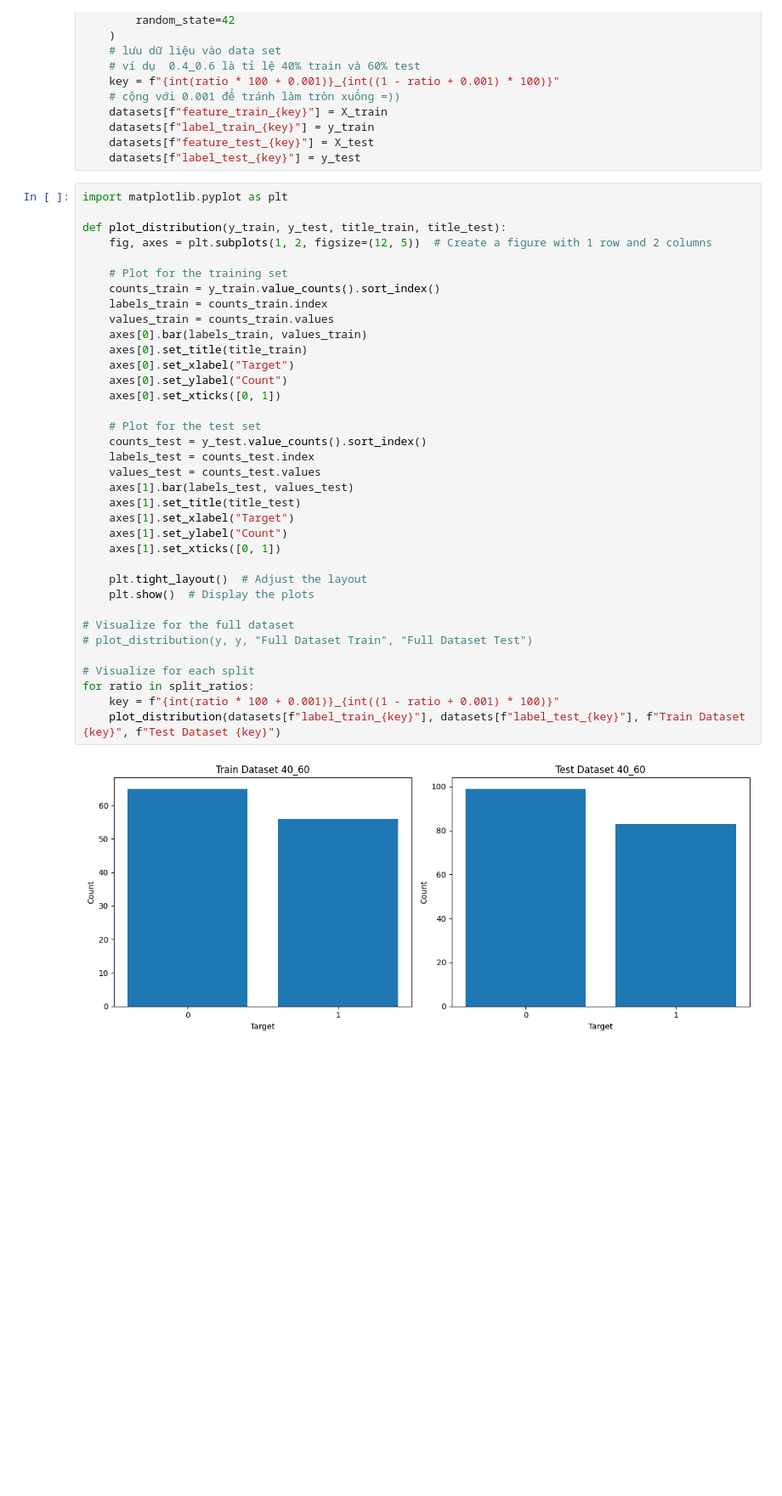
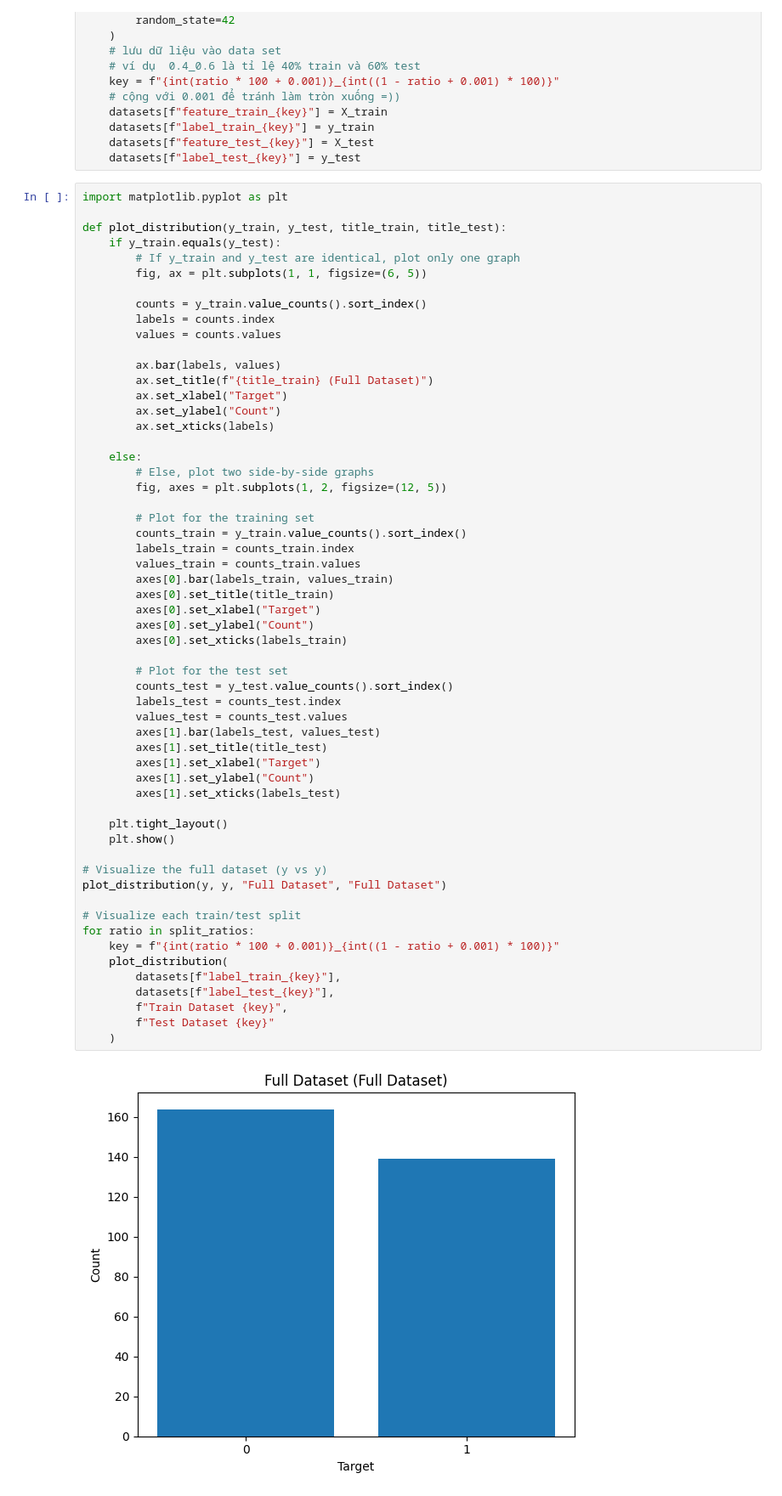
Before and after one commit to lazymingg/introAi-decision-tree, a Jupyter notebook: heart_disease.ipynb, the cells around one changed output. Shown at 85% size. Drawn from its saved outputs; the diff is of its cells as text; blank space fills up the shorter version.

Commit message:
Add whole dataset

```diff
--- a/heart_disease.ipynb
+++ b/heart_disease.ipynb
@@ -79,38 +61,59 @@ for ratio in split_ratios:
 # %%
 import matplotlib.pyplot as plt
 
 def plot_distribution(y_train, y_test, title_train, title_test):
-    fig, axes = plt.subplots(1, 2, figsize=(12, 5))  # Create a figure with 1 row and 2 columns
+    if y_train.equals(y_test):
+        # If y_train and y_test are identical, plot only one graph
+        fig, ax = plt.subplots(1, 1, figsize=(6, 5))
 
-    # Plot for the training set
-    counts_train = y_train.value_counts().sort_index()
-    labels_train = counts_train.index
-    values_train = counts_train.values
-    axes[0].bar(labels_train, values_train)
-    axes[0].set_title(title_train)
-    axes[0].set_xlabel("Target")
-    axes[0].set_ylabel("Count")
-    axes[0].set_xticks([0, 1])
+        counts = y_train.value_counts().sort_index()
+        labels = counts.index
+        values = counts.values
 
-    # Plot for the test set
-    counts_test = y_test.value_counts().sort_index()
-    labels_test = counts_test.index
-    values_test = counts_test.values
-    axes[1].bar(labels_test, values_test)
-    axes[1].set_title(title_test)
-    axes[1].set_xlabel("Target")
-    axes[1].set_ylabel("Count")
-    axes[1].set_xticks([0, 1])
+        ax.bar(labels, values)
+        ax.set_title(f"{title_train} (Full Dataset)")
+        ax.set_xlabel("Target")
+        ax.set_ylabel("Count")
+        ax.set_xticks(labels)
 
-    plt.tight_layout()  # Adjust the layout
-    plt.show()  # Display the plots
+    else:
+        # Else, plot two side-by-side graphs
+        fig, axes = plt.subplots(1, 2, figsize=(12, 5))
 
-# Visualize for the full dataset
-# plot_distribution(y, y, "Full Dataset Train", "Full Dataset Test")
+        # Plot for the training set
+        counts_train = y_train.value_counts().sort_index()
+        labels_train = counts_train.index
+        values_train = counts_train.values
+        axes[0].bar(labels_train, values_train)
+        axes[0].set_title(title_train)
+        axes[0].set_xlabel("Target")
+        axes[0].set_ylabel("Count")
+        axes[0].set_xticks(labels_train)
 
-# Visualize for each split
+        # Plot for the test set
+        counts_test = y_test.value_counts().sort_index()
+        labels_test = counts_test.index
+        values_test = counts_test.values
+        axes[1].bar(labels_test, values_test)
+        axes[1].set_title(title_test)
+        axes[1].set_xlabel("Target")
+        axes[1].set_ylabel("Count")
+        axes[1].set_xticks(labels_test)
+
+    plt.tight_layout()
+    plt.show()
+
+# Visualize the full dataset (y vs y)
+plot_distribution(y, y, "Full Dataset", "Full Dataset")
+
+# Visualize each train/test split
 for ratio in split_ratios:
     key = f"{int(ratio * 100 + 0.001)}_{int((1 - ratio + 0.001) * 100)}"
-    plot_distribution(datasets[f"label_train_{key}"], datasets[f"label_test_{key}"], f"Train Dataset {key}", f"Test Dataset {key}")
+    plot_distribution(
+        datasets[f"label_train_{key}"],
+        datasets[f"label_test_{key}"],
+        f"Train Dataset {key}",
+        f"Test Dataset {key}"
+    )
 # %% [output]
-[figure, old version]
+[figure, new version]
```
Also changed, not shown: parts of 2 cells of this notebook, 1 other file.
